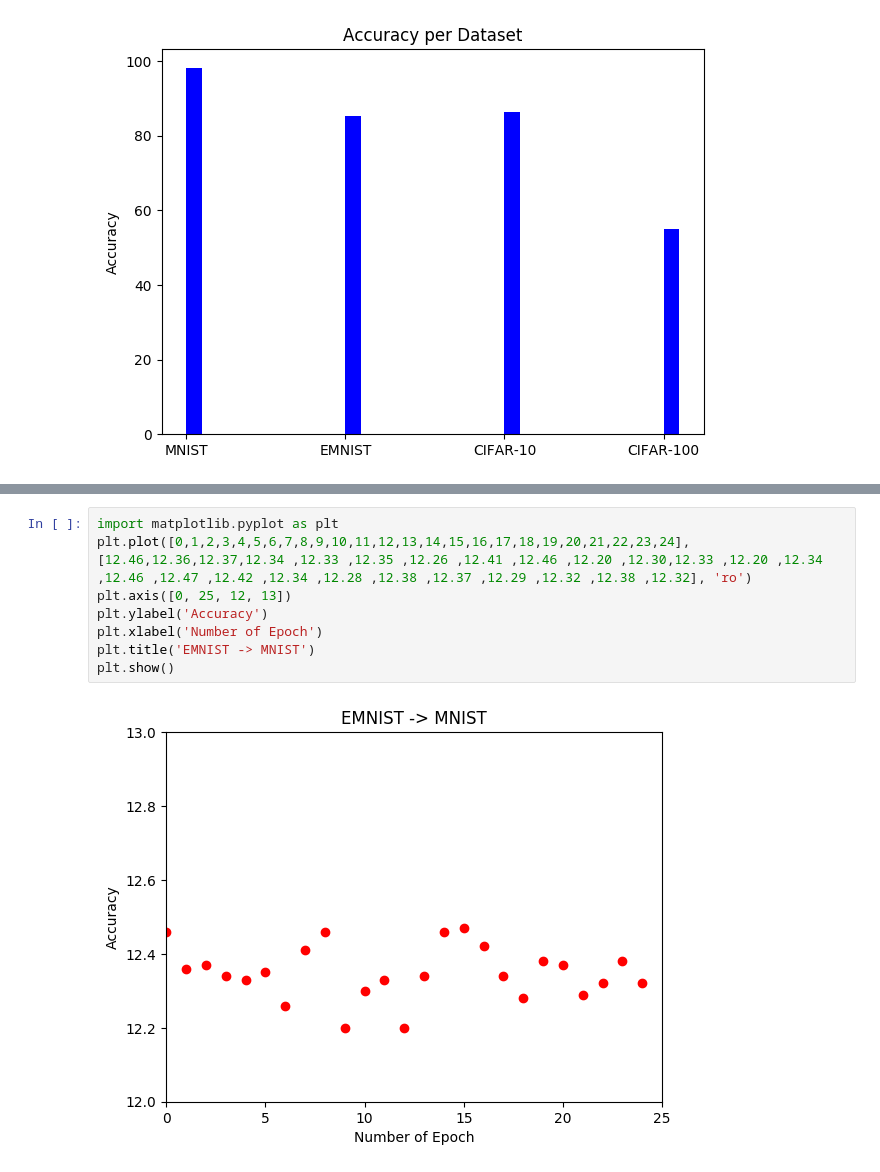
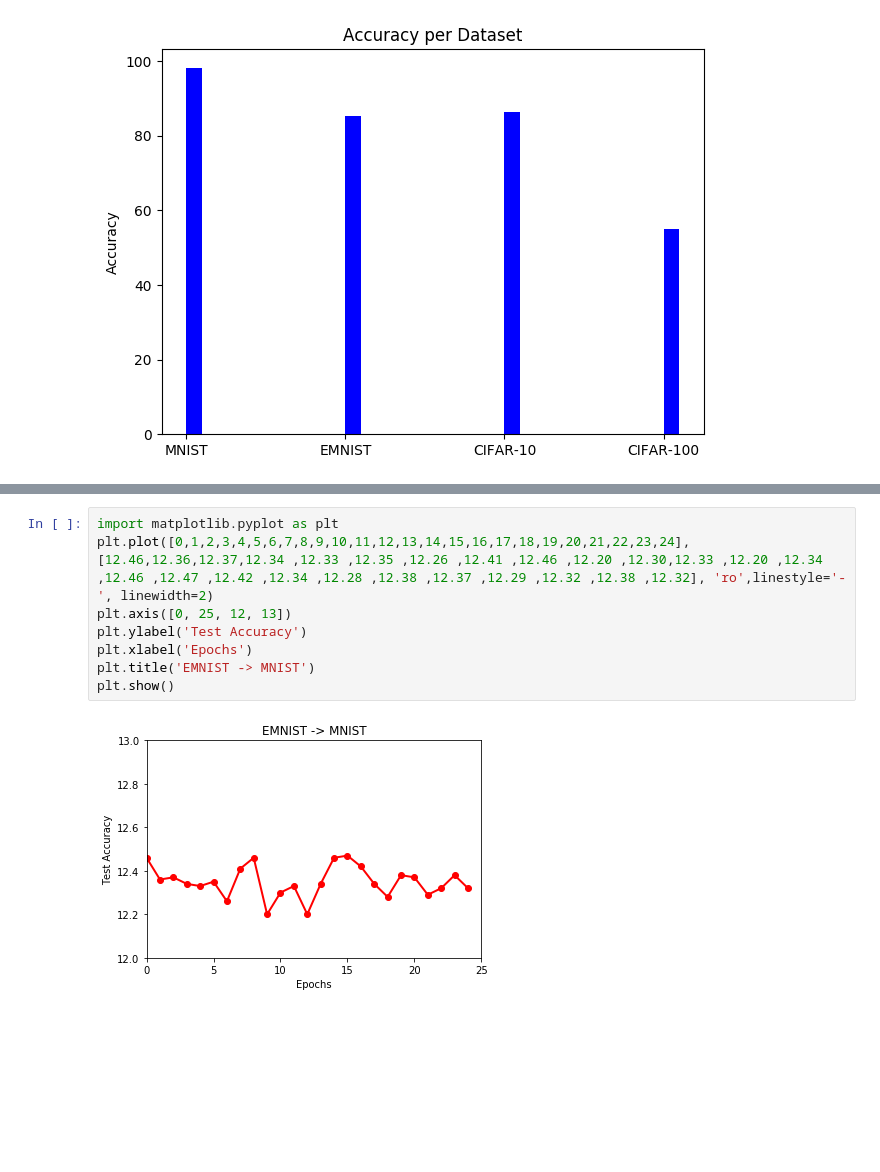
Before and after one commit to elisim/Perturbative-Neural-Networks-CVPR18, a Jupyter notebook: graphic_results.ipynb, the cells around one changed output, grey strips where cells are left out. Cells and saved outputs as stored; diff of their text form; blank space fills up the shorter version.

```diff
--- a/graphic_results.ipynb
+++ b/graphic_results.ipynb
@@ -30,10 +47,10 @@ plt.show()
 # %%
 import matplotlib.pyplot as plt
-plt.plot([0,1,2,3,4,5,6,7,8,9,10,11,12,13,14,15,16,17,18,19,20,21,22,23,24], [12.46,12.36,12.37,12.34 ,12.33 ,12.35 ,12.26 ,12.41 ,12.46 ,12.20 ,12.30,12.33 ,12.20 ,12.34 ,12.46 ,12.47 ,12.42 ,12.34 ,12.28 ,12.38 ,12.37 ,12.29 ,12.32 ,12.38 ,12.32], 'ro')
+plt.plot([0,1,2,3,4,5,6,7,8,9,10,11,12,13,14,15,16,17,18,19,20,21,22,23,24], [12.46,12.36,12.37,12.34 ,12.33 ,12.35 ,12.26 ,12.41 ,12.46 ,12.20 ,12.30,12.33 ,12.20 ,12.34 ,12.46 ,12.47 ,12.42 ,12.34 ,12.28 ,12.38 ,12.37 ,12.29 ,12.32 ,12.38 ,12.32], 'ro',linestyle='-', linewidth=2)
 plt.axis([0, 25, 12, 13])
-plt.ylabel('Accuracy')
-plt.xlabel('Number of Epoch')
+plt.ylabel('Test Accuracy')
+plt.xlabel('Epochs')
 plt.title('EMNIST -> MNIST')
 plt.show()
 # %% [output]
-[figure, old version]
+[figure, new version]
```
Also changed, not shown: parts of 3 cells of this notebook.
